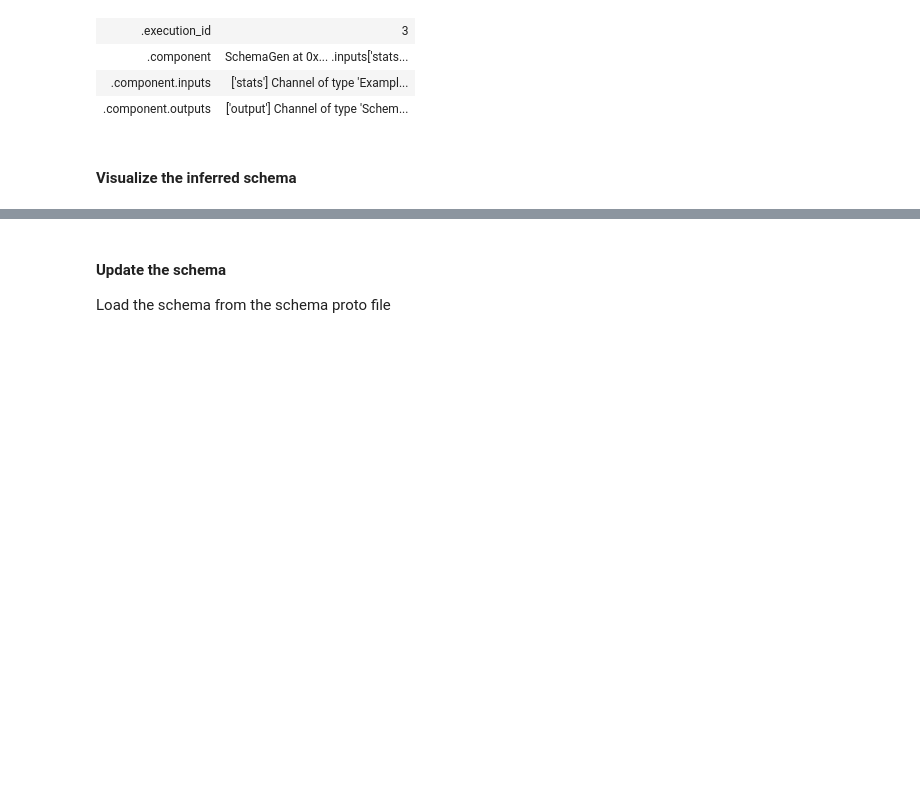
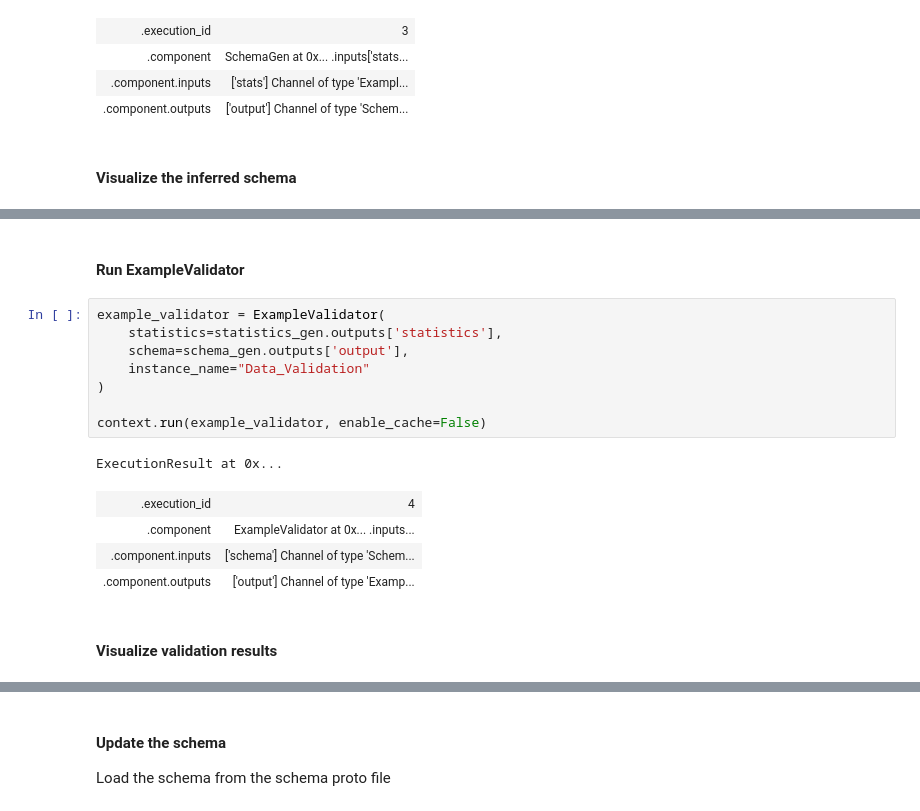
Before and after one commit to marsbroshok/mlops-labs, a Jupyter notebook: lab-21-tfx-interactive/tfx-interactive-context.ipynb, the cells around one changed output, grey strips where cells are left out. Saved outputs shown, nothing was run; the diff lists cells and outputs as text; blank space fills up the shorter version.

```diff
--- a/lab-21-tfx-interactive/tfx-interactive-context.ipynb
+++ b/lab-21-tfx-interactive/tfx-interactive-context.ipynb
@@ -185,0 +199,18 @@ You can manually update the schema. The `lab-31-tfdv-structure-data` lab dives d
+# %% [markdown]
+#### Run ExampleValidator
+# %%
+example_validator = ExampleValidator(
+    statistics=statistics_gen.outputs['statistics'],
+    schema=schema_gen.outputs['output'],
+    instance_name="Data_Validation"
+)
+
+context.run(example_validator, enable_cache=False)
+# %% [output]
+ExecutionResult at 0x...
+| .execution_id | 4 |
+| .component | ExampleValidator at 0x... .inputs... |
+| .component.inputs | ['schema'] Channel of type 'Schem... |
+| .component.outputs | ['output'] Channel of type 'Examp... |
+# %% [markdown]
+#### Visualize validation results
```
Also changed, not shown: parts of 28 cells of this notebook, 6 other files.
